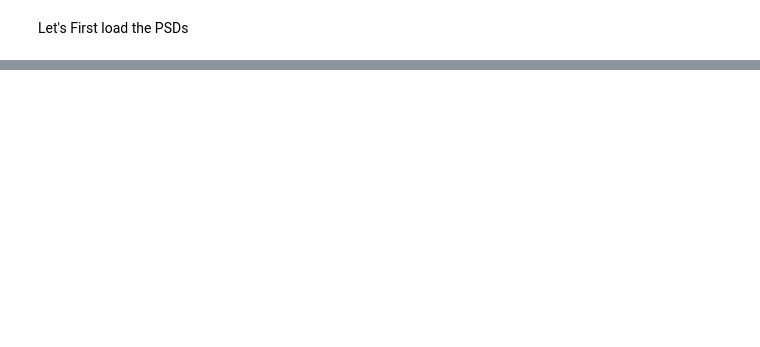
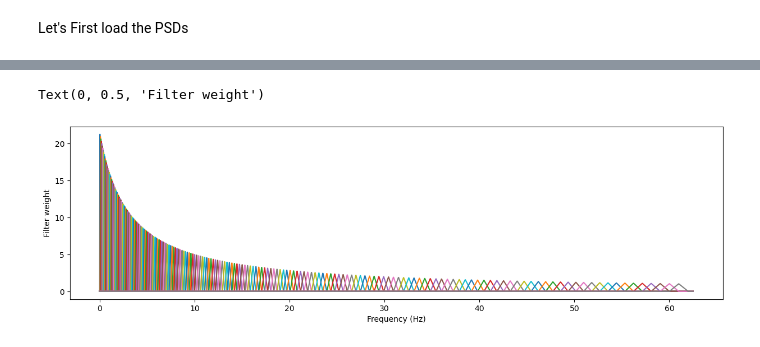
Before and after one commit to YacineBelHadj/AD_yacine, a Jupyter notebook: notebooks/feature/analyse_mel.ipynb, the cells around one changed output, grey strips where cells are left out. Saved outputs shown, nothing was run; the diff lists cells and outputs as text; code cells hidden in the pictures; blank space fills up the shorter version.

```diff
--- a/notebooks/feature/analyse_mel.ipynb
+++ b/notebooks/feature/analyse_mel.ipynb
@@ -12,0 +95,12 @@ FileNotFoundError: [Errno 2] No such file or directory: '/data/processed/PSD/PSD
+# %%
+enorm = 2.0 / (mel_freqs[2:mel_filter_num] - mel_freqs[:mel_filter_num-2])
+filters *= enorm[:, np.newaxis]
+# %%
+plt.figure(figsize=(15,4))
+for n in range(filters.shape[0]):
+    plt.plot(np.linspace(0,62.5,3751),filters[n])
+plt.xlabel('Frequency (Hz)')
+plt.ylabel('Filter weight')
+# %% [output]
+Text(0, 0.5, 'Filter weight')
+[figure, added]
```
Also changed, not shown: parts of 16 cells of this notebook.
